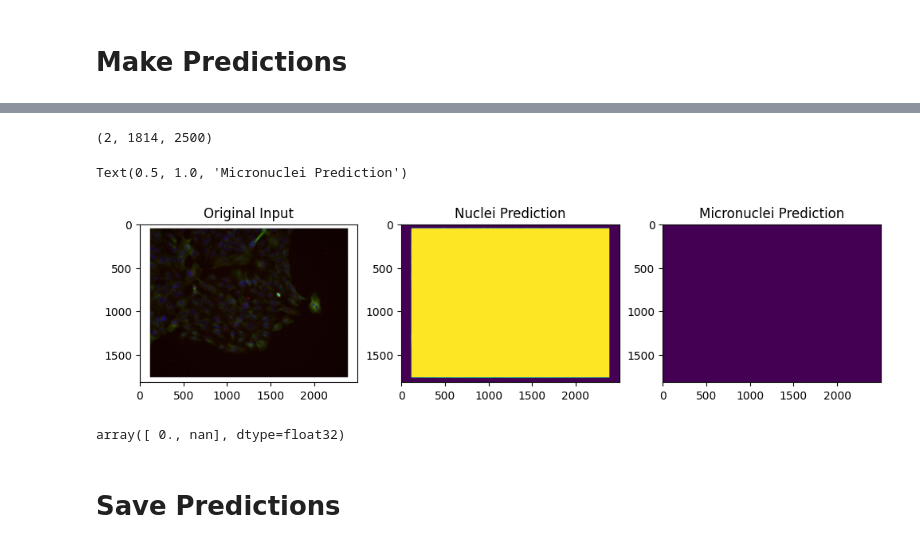
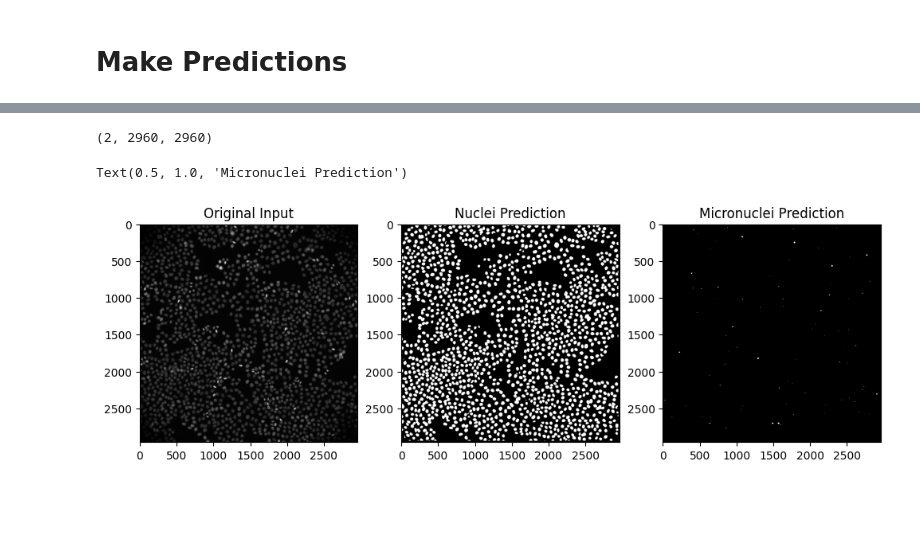
Before and after one commit to CaicedoLab/micronuclei-detection, a Jupyter notebook: src/dinomn/prediction.ipynb, the cells around one changed output, grey strips where cells are left out. Saved outputs shown, nothing was run; the diff lists cells and outputs as text; code cells hidden in the pictures; blank space fills up the shorter version.

```diff
--- a/src/dinomn/prediction.ipynb
+++ b/src/dinomn/prediction.ipynb
@@ -28,15 +28,12 @@ os.environ['TORCH_HOME'] = CURRENT_PATH + '/.cache/torch'
 os.environ['MPLCONFIGDIR'] = CURRENT_PATH + '/.cache/matplotlib/config'
 torch.set_num_threads(8)
 
-device = torch.device("cuda" if torch.cuda.is_available() else "cpu")
-
 SCALE_FACTOR = 1.0
 PATCH_SIZE = 256
 FEATURE_SIZE = 384
-STEP = 16
+# STEP = 16
 EPOCHS = 20
 THRESHOLD = 0.5
-ANNOTATION_TYPE = 'edge' # train on our own data
 
 LOSS_FN = 'combined'
 LR = 1e-5
@@ -57,6 +54,9 @@ annot_files.sort()
 predictions_dir = DIRECTORY + OUTPUT_DIR
 models_dir = OUTPUT_DIR
 
-model = mnmodel.MicronucleiModel(DIRECTORY, device, patch_size=PATCH_SIZE, edges=True)
+model = mnmodel.MicronucleiModel(
+    data_dir=CURRENT_PATH + '/all_data_micronuclei_no_rescale/train',
+    device=device
+)
 model.load('DinoMN_oversampled.pth', model_dir=models_dir)
 # %% [output]
@@ -64,7 +68,9 @@ Using cache found in /scr/yren/micronuclei-detection/microdet/.cache/torch/hub/f
 # %% [markdown]
 # Make Predictions
 # %%
-im = skimage.io.imread('/scr/yren/example_img_well1_filed3.png')
+image = 'C2-20X_c0-DAPI-GFP_A2_Tile-5.phenotype.tif'
+im = skimage.io.imread(f'/scr/yren/micronuclei-detection/src/dinomn/all_data_micronuclei_no_rescale/validation/{image}')
 print(im.shape)
-plt.imshow(im[:,:,0])
+plt.imshow(im, cmap='gray')
+# plt.imshow(im[:,:,0])
 # %% [output]
@@ -74,2 +82,3 @@ plt.imshow(im[:,:,0])
 # %%
-probabilities = model.predict(im[:,:,0], stride=1, step=STEP, batch_size=BATCH_SIZE)
+STEP=32
+probabilities = model.predict(im, stride=1, step=STEP, batch_size=BATCH_SIZE)
@@ -76,22 +114,18 @@ probabilities = model.predict(im[:,:,0], stride=1, step=STEP, batch_size=BATCH_S
 # %%
 print(probabilities.shape)
 nuc_pred = probabilities[1,:,:] > 0.5
 mic_pred = probabilities[0,:,:] > 0.5
 
 fig, axs = plt.subplots(1,3,figsize=(12,12))
-axs[0].imshow(im)
+axs[0].imshow(im, cmap='gray')
 axs[0].set_title('Original Input')
 
-axs[1].imshow(nuc_pred)
+axs[1].imshow(nuc_pred, cmap='gray')
 axs[1].set_title('Nuclei Prediction')
 
-axs[2].imshow(mic_pred)
+axs[2].imshow(mic_pred, cmap='gray')
 axs[2].set_title('Micronuclei Prediction')
 # %% [output]
-(2, 1814, 2500)
+(2, 2960, 2960)
 Text(0.5, 1.0, 'Micronuclei Prediction')
-[figure, old version]
+[figure, new version]
-# %%
-np.unique(probabilities[0,:,:])
-# %% [output]
-array([ 0., nan], dtype=float32)
@@ -107,2 +131,0 @@ filename = predictions_dir + validation_file.replace('phenotype_outlines.png','_
-# %% [markdown]
-# Save Predictions
```
Also changed, not shown: parts of 11 cells of this notebook, 3 other files.
